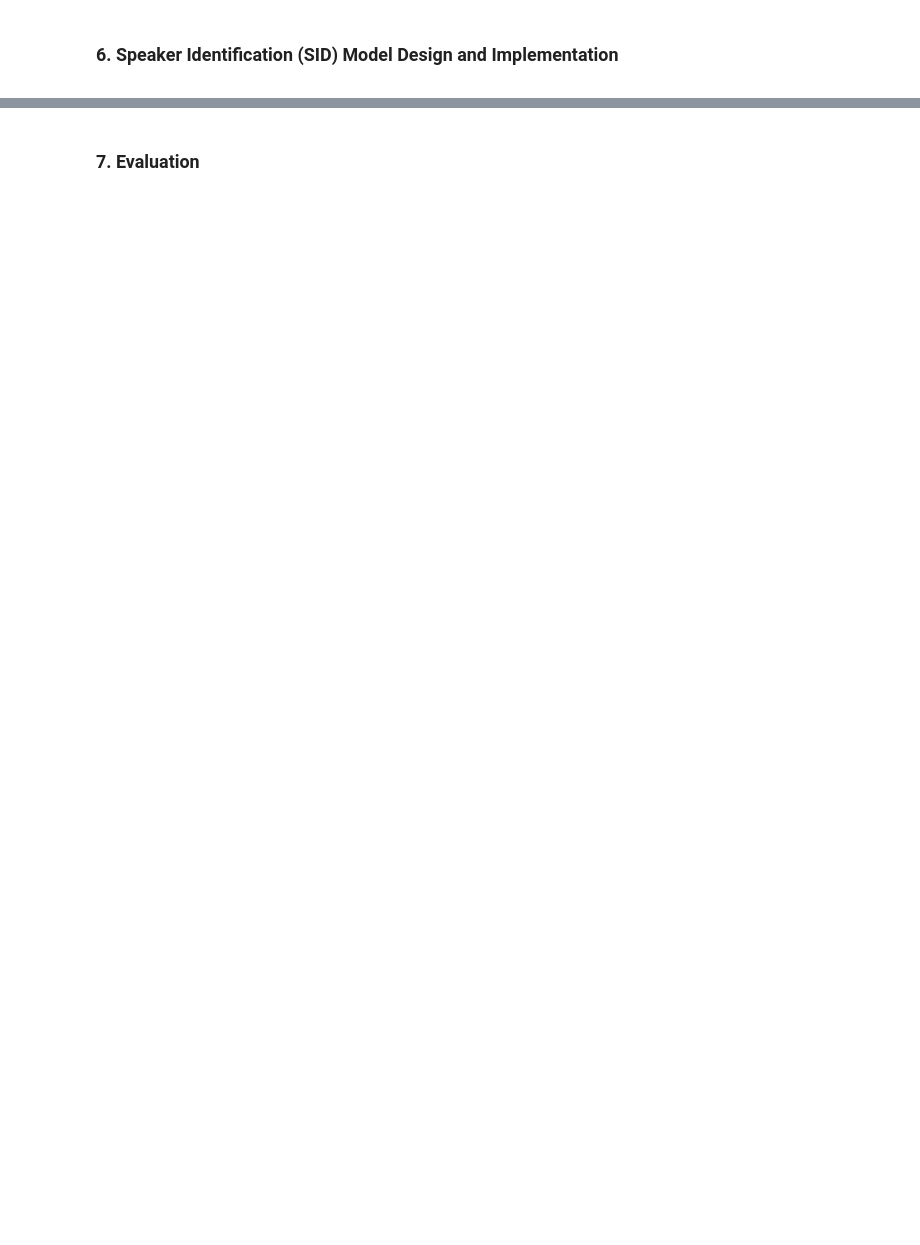
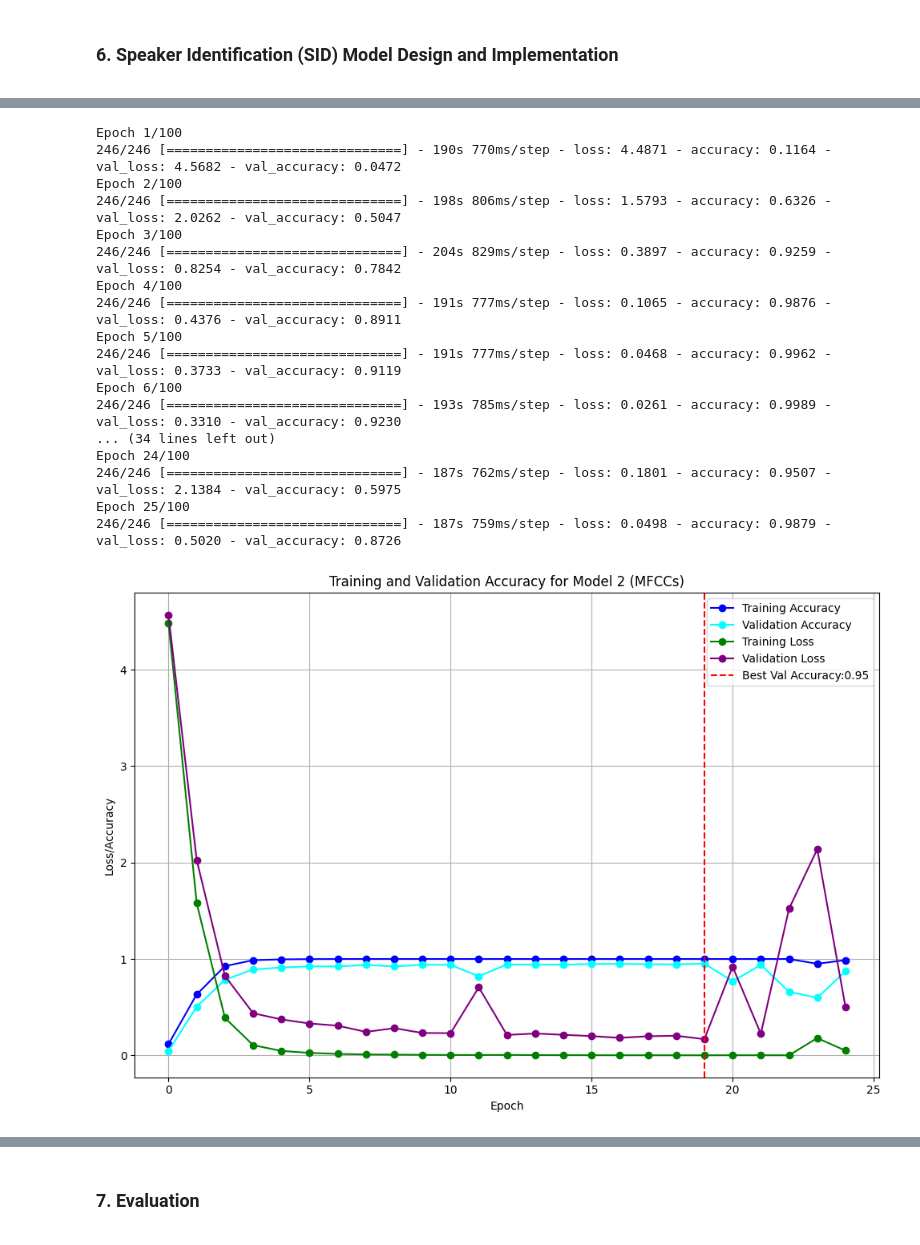
Before and after one commit to mbar0075/Speech-Technology, a Jupyter notebook: Assignment/App.ipynb, the cells around one changed output, grey strips where cells are left out. Saved outputs shown, nothing was run; the diff lists cells and outputs as text; code cells hidden in the pictures; blank space fills up the shorter version.

```diff
--- a/Assignment/App.ipynb
+++ b/Assignment/App.ipynb
@@ -368,10 +357,0 @@ Testing Set: 21.68%
-# %%
-# Loading the training, validation and testing sets from the pickle file
-with open('training_set.pickle', 'rb') as f:
-    training_set = pickle.load(f)
-
-with open('validation_set.pickle', 'rb') as f:
-    validation_set = pickle.load(f)
-
-with open('testing_set.pickle', 'rb') as f:
-    testing_set = pickle.load(f)
@@ -404,0 +450,8 @@ The number of labels in each set is equal to the number of classes.
+# %%
+# Loading the training, validation and testing sets from the pickle file for the mel spectrogram
+training_set_mel, validation_set_mel, testing_set_mel = load_filtered_data(os.path.join('filtered_data', MEL_SPECTROGRAM))
+
+print('*'*100)
+
+# Loading the training, validation and testing sets from the pickle file for the MFCCs
+training_set_mfcc, validation_set_mfcc, testing_set_mfcc = load_filtered_data(os.path.join('filtered_data', MFCC))
@@ -543,0 +971,28 @@ plot_curves(history, 'accuracy', 'Training and Validation Accuracy')
+# %%
+# Training model 2 on t he MFCCs
+history = model2.fit(x_train_mfcc, y_train_encoded_mfcc, validation_data=(x_val_mfcc, y_val_encoded_mfcc), epochs=100, batch_size=32, callbacks=[early_stopping2])
+
+# Saving the model
+model2.save('model2_mfcc.h5')
+
+# Plotting the training and validation curves
+plot_curves(history, 'accuracy', 'Training and Validation Accuracy for Model 2 (MFCCs)', do_save=True, save_path='model2_mfcc_accuracy.png')
+# %% [output]
+Epoch 1/100
+246/246 [==============================] - 190s 770ms/step - loss: 4.4871 - accuracy: 0.1164 - val_loss: 4.5682 - val_accuracy: 0.0472
+Epoch 2/100
+246/246 [==============================] - 198s 806ms/step - loss: 1.5793 - accuracy: 0.6326 - val_loss: 2.0262 - val_accuracy: 0.5047
+Epoch 3/100
+246/246 [==============================] - 204s 829ms/step - loss: 0.3897 - accuracy: 0.9259 - val_loss: 0.8254 - val_accuracy: 0.7842
+Epoch 4/100
+246/246 [==============================] - 191s 777ms/step - loss: 0.1065 - accuracy: 0.9876 - val_loss: 0.4376 - val_accuracy: 0.8911
+Epoch 5/100
+246/246 [==============================] - 191s 777ms/step - loss: 0.0468 - accuracy: 0.9962 - val_loss: 0.3733 - val_accuracy: 0.9119
+Epoch 6/100
+246/246 [==============================] - 193s 785ms/step - loss: 0.0261 - accuracy: 0.9989 - val_loss: 0.3310 - val_accuracy: 0.9230
+... (34 lines left out)
+Epoch 24/100
+246/246 [==============================] - 187s 762ms/step - loss: 0.1801 - accuracy: 0.9507 - val_loss: 2.1384 - val_accuracy: 0.5975
+Epoch 25/100
+246/246 [==============================] - 187s 759ms/step - loss: 0.0498 - accuracy: 0.9879 - val_loss: 0.5020 - val_accuracy: 0.8726
+[figure, added]
```
Also changed, not shown: parts of 69 cells of this notebook, 37 other files.
